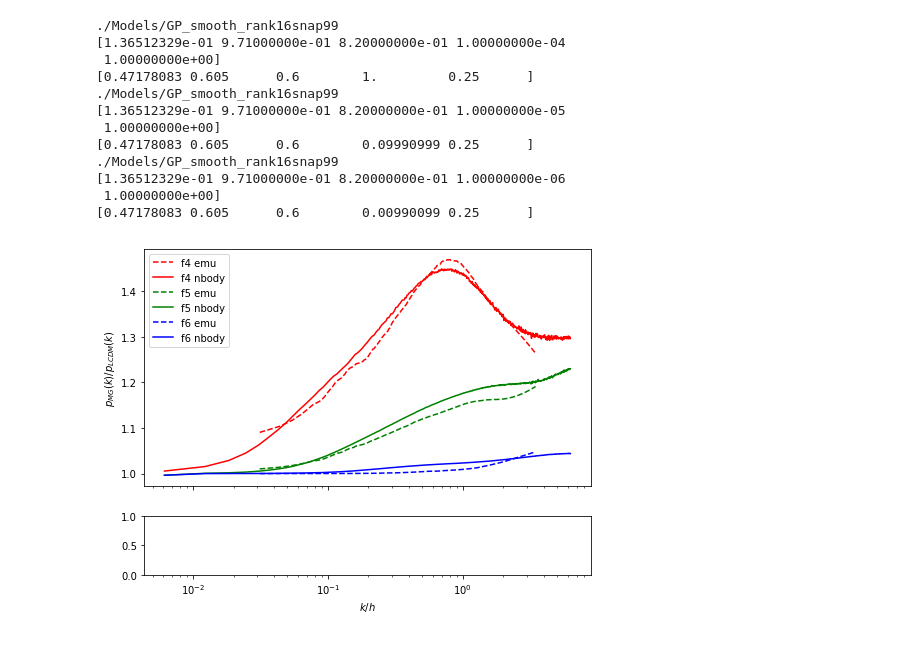
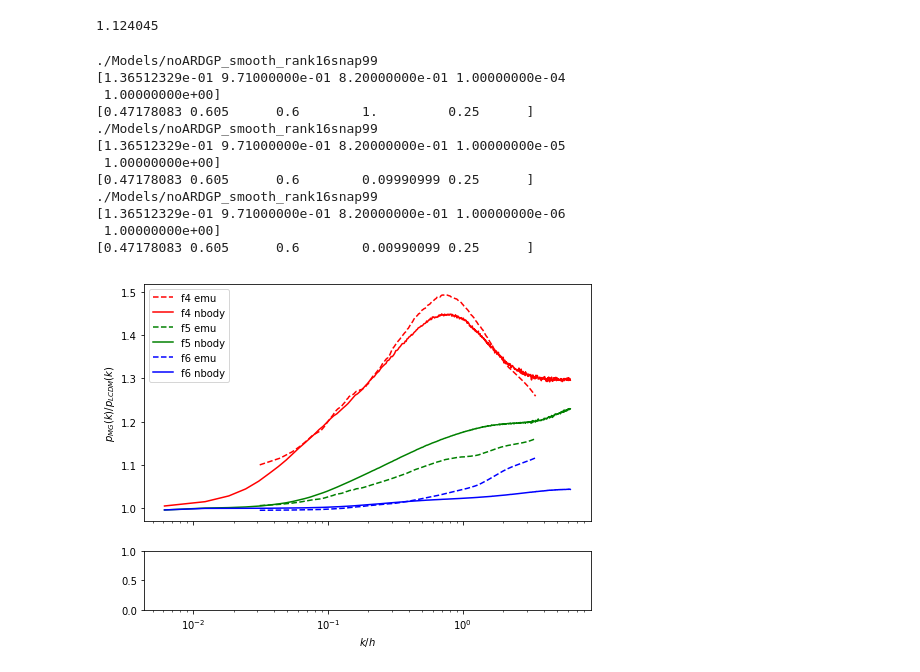
Before and after one commit to nesar/MGemulator, a Jupyter notebook: MGemu_z.ipynb, the cells around one changed output. Cells and saved outputs as stored; diff of their text form; code cells hidden in the pictures.

Commit message:
no ARD version works better for ratio >1

```diff
--- a/MGemu_z.ipynb
+++ b/MGemu_z.ipynb
@@ -9,8 +9,8 @@ def scale01(fmin, fmax, f):
 
 
 def modelLoad(nRankMax, snap_ID):
-    GPmodel = modelDir + 'GP_smooth_rank' + str(nRankMax) + 'snap' + str(snap_ID)
-    PCAmodel = modelDir + 'PCA_smooth_rank' + str(nRankMax) + 'snap' + str(snap_ID)
+    GPmodel = modelDir + 'noARDGP_smooth_rank' + str(nRankMax) + 'snap' + str(snap_ID)
+    PCAmodel = modelDir + 'noARDPCA_smooth_rank' + str(nRankMax) + 'snap' + str(snap_ID)
 
     ctx_for_loading = gpflow.saver.SaverContext(autocompile=False)
     saver = gpflow.saver.Saver()
@@ -122,3 +118,7 @@ lhdmin, lhdmax = np.loadtxt(dataDir + 'paralims.txt')
+# %%
+z_all[45]
+# %% [output]
+1.124045
 # %%
 h = 0.697
 Om_f=(h**2)*0.281
@@ -138,42 +138,42 @@ emu_f6= MGemu(Om=Om_f, ns=ns_f, s8=s8_f, fR0=fr0_f6, n=n_f, z=z_f)
 import matplotlib.pylab as plt
 # plt.clf()
 # nbody = np.loadtxt('./Data/Nbody_validation/ratiosz05.txt', skiprows=1)
-nbody = np.loadtxt('./Data/Nbody_validation/ratiosz_38.txt')
+nbody = np.loadtxt('./Data/Nbody_validation/ratios_38.txt')
 
 
 fig, ax = plt.subplots(2, 1, figsize = (8,6), sharex=True, gridspec_kw={'height_ratios': [4, 1]})
 plt.subplots_adjust(wspace=0.25)
 
 ax[0].plot(kvals, emu_f4, 'r--', label='f4 emu')
 ax[0].plot(nbody[:,0], nbody[:, 1], 'r-', label='f4 nbody')
 
 
 ax[0].plot(kvals, emu_f5, 'g--', label='f5 emu')
 ax[0].plot(nbody[:,0], nbody[:, 2], 'g-', label='f5 nbody')
 
 ax[0].plot(kvals, emu_f6, 'b--', label='f6 emu')
 ax[0].plot(nbody[:,0], nbody[:, 3], 'b-', label='f6 nbody')
 ax[0].set_xscale('log')
 
 ax[0].legend()
 ax[0].set_ylabel(r'$p_{MG}(k)/p_{LCDM}(k)$')
 ax[1].set_xlabel(r'$k/h$')
 # plt.xlim(1e-2, 1)
 plt.show()
 # %% [output]
-./Models/GP_smooth_rank16snap99
+./Models/noARDGP_smooth_rank16snap99
 [1.36512329e-01 9.71000000e-01 8.20000000e-01 1.00000000e-04
  1.00000000e+00]
 [0.47178083 0.605      0.6        1.         0.25      ]
-./Models/GP_smooth_rank16snap99
+./Models/noARDGP_smooth_rank16snap99
 [1.36512329e-01 9.71000000e-01 8.20000000e-01 1.00000000e-05
  1.00000000e+00]
 [0.47178083 0.605      0.6        0.09990999 0.25      ]
-./Models/GP_smooth_rank16snap99
+./Models/noARDGP_smooth_rank16snap99
 [1.36512329e-01 9.71000000e-01 8.20000000e-01 1.00000000e-06
  1.00000000e+00]
 [0.47178083 0.605      0.6        0.00990099 0.25      ]
-[figure, old version]
+[figure, new version]
 # %%
 # common_min = np.max( [np.min(kvals), np.min(nbody[:,0])] )
 # common_max = np.min( [np.max(kvals), np.max(nbody[:,0])] )
```
Also changed, not shown: parts of 3 cells of this notebook, 4 other files.
